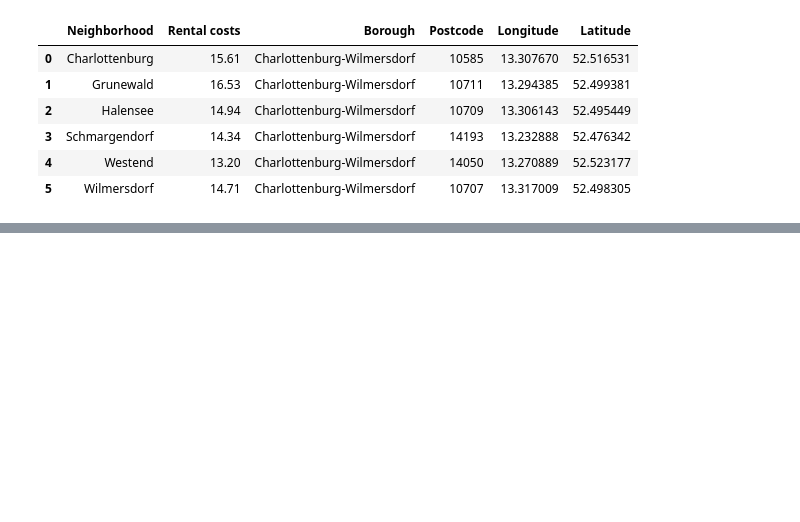
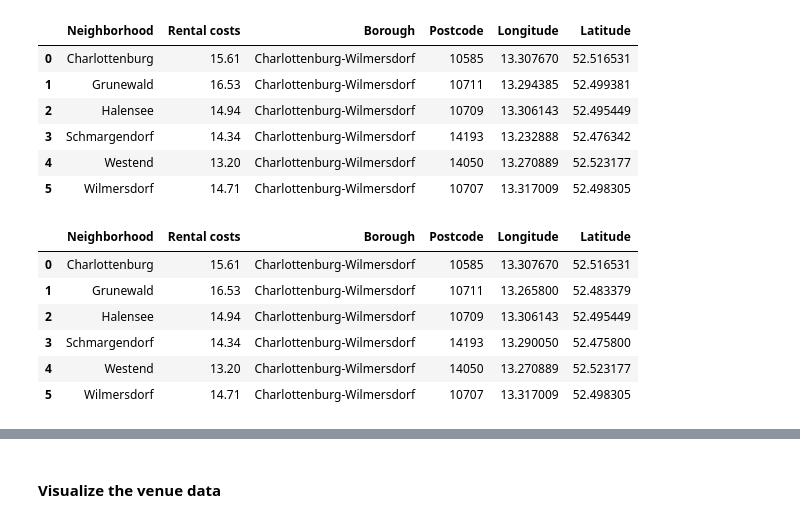
Before and after one commit to sergiusdell75/Coursera_Capstone, a Jupyter notebook: bon_visualization_statistics.ipynb, the cells around one changed output, grey strips where cells are left out. Saved outputs shown, nothing was run; the diff lists cells and outputs as text; code cells hidden in the pictures; blank space fills up the shorter version.

```diff
--- a/bon_visualization_statistics.ipynb
+++ b/bon_visualization_statistics.ipynb
@@ -348,3 +353,9 @@ sc_data.head(3)
 | 0 | 10589 | 2.75 | Charlottenburg-Wilmersdorf | Charlottenburg-Nord | 13.308494 | 52.529399 |
 | 1 | 14193 | 2.28 | Charlottenburg-Wilmersdorf | Schmargendorf | 13.232888 | 52.476342 |
 | 2 | 14193 | 2.51 | Charlottenburg-Wilmersdorf | Schmargendorf | 13.232888 | 52.476342 |
+# %%
+Schmargendorf_Latitude=52.475800
+Schmargendorf_Longitude=13.290050
+sc_data.loc[sc_data['Neighborhood'] == 'Schmargendorf', 'Latitude'] = Schmargendorf_Latitude
+sc_data.loc[sc_data['Neighborhood'] == 'Schmargendorf', 'Longitude'] = Schmargendorf_Longitude
+sc_data.head()
@@ -394,7 +410,7 @@ resul2.head()
 | 3 | Altglienicke | 9.95 | Treptow-Köpenick | 12524 | 13.543996 | 52.415364 |
 | 4 | Baumschulenweg | 10.82 | Treptow-Köpenick | 12437 | 13.485202 | 52.464436 |
 # %%
-sr_data = resul[resul['Borough'] == 'Charlottenburg-Wilmersdorf'].reset_index(drop=True)
+sr_data = resul2[resul2['Borough'] == 'Charlottenburg-Wilmersdorf'].reset_index(drop=True)
 sr_data.head(30)
 # %% [output]
 |  | Neighborhood | Rental costs | Borough | Postcode | Longitude | Latitude |
@@ -404,6 +420,20 @@ sr_data.head(30)
 | 3 | Schmargendorf | 14.34 | Charlottenburg-Wilmersdorf | 14193 | 13.232888 | 52.476342 |
 | 4 | Westend | 13.20 | Charlottenburg-Wilmersdorf | 14050 | 13.270889 | 52.523177 |
 | 5 | Wilmersdorf | 14.71 | Charlottenburg-Wilmersdorf | 10707 | 13.317009 | 52.498305 |
+# %%
+Grunewald_Latitude=52.483379
+Grunewald_Longitude=13.265800
+sr_data.loc[sr_data['Neighborhood'] == 'Schmargendorf', 'Latitude'] = Schmargendorf_Latitude
+sr_data.loc[sr_data['Neighborhood'] == 'Schmargendorf', 'Longitude'] = Schmargendorf_Longitude
+sr_data.head(10)
+# %% [output]
+|  | Neighborhood | Rental costs | Borough | Postcode | Longitude | Latitude |
+| 0 | Charlottenburg | 15.61 | Charlottenburg-Wilmersdorf | 10585 | 13.307670 | 52.516531 |
+| 1 | Grunewald | 16.53 | Charlottenburg-Wilmersdorf | 10711 | 13.265800 | 52.483379 |
+| 2 | Halensee | 14.94 | Charlottenburg-Wilmersdorf | 10709 | 13.306143 | 52.495449 |
+| 3 | Schmargendorf | 14.34 | Charlottenburg-Wilmersdorf | 14193 | 13.290050 | 52.475800 |
+| 4 | Westend | 13.20 | Charlottenburg-Wilmersdorf | 14050 | 13.270889 | 52.523177 |
+| 5 | Wilmersdorf | 14.71 | Charlottenburg-Wilmersdorf | 10707 | 13.317009 | 52.498305 |
 # %%
 cw_scgrade=sr_data['Rental costs'].to_list()
 cw_sclon=sr_data['Longitude'].to_list()
@@ -424,3 +454,5 @@ HeatMap(data,radius = 50).add_to(base_map2)
 base_map2
 # %% [output]
 [interactive output not drawn]
+# %% [markdown]
+#### Visualize the venue data
```
Also changed, not shown: parts of 17 cells of this notebook, 1 other file.
